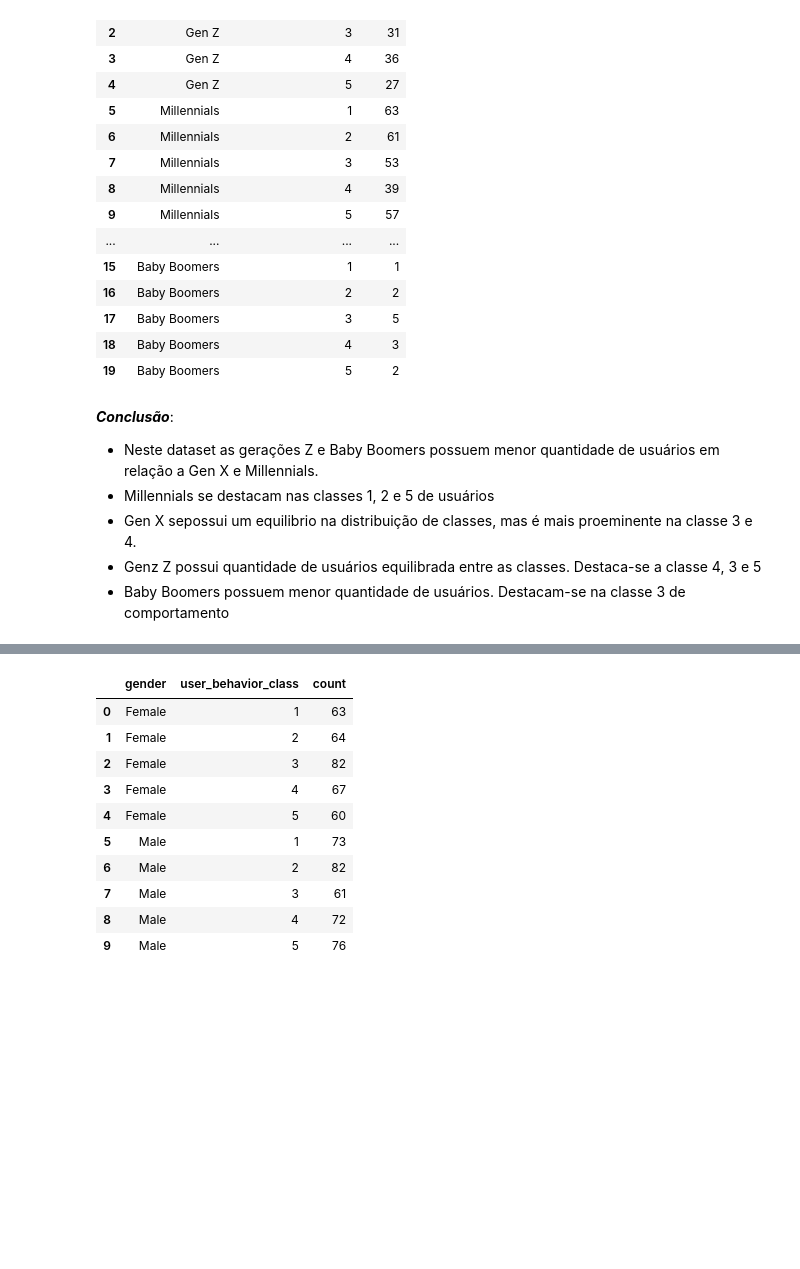
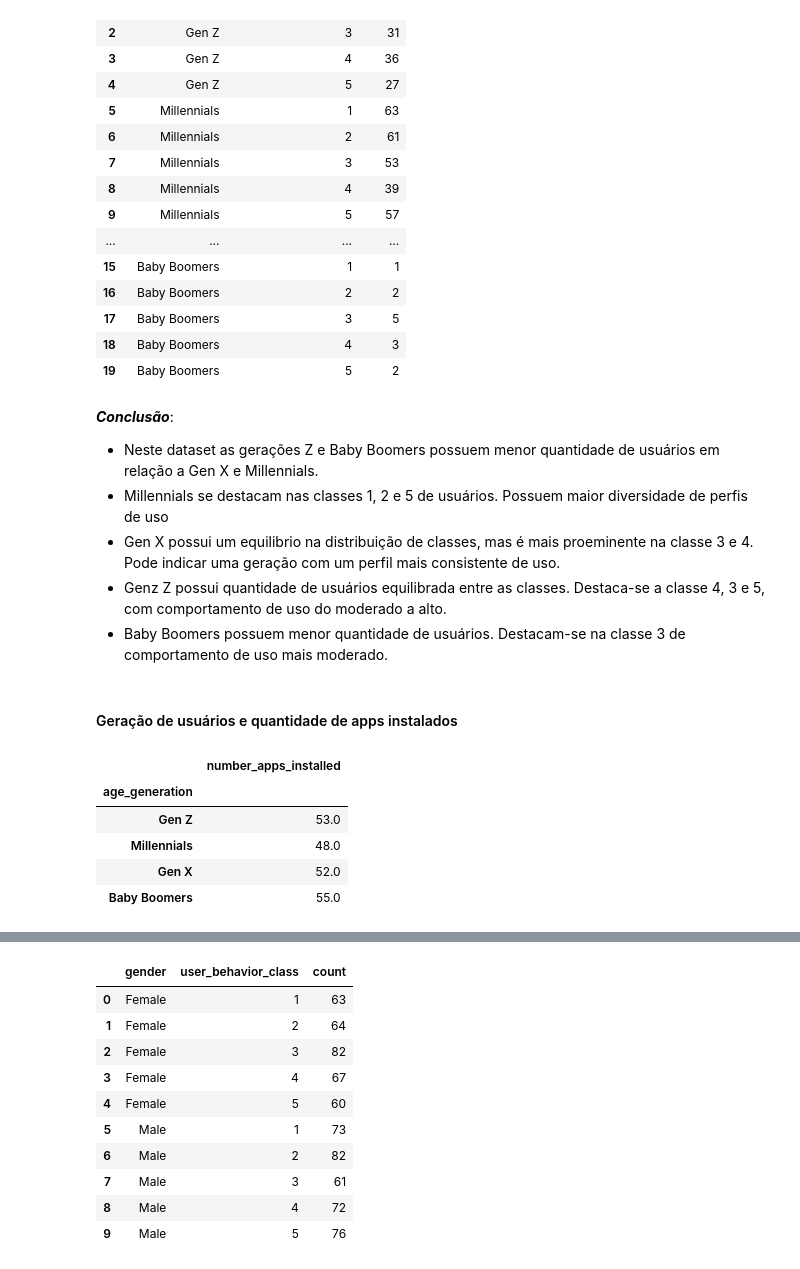
Before and after one commit to danielavescia/Mobile_Device_Usage, a Jupyter notebook: Mobile_Device_Usage.ipynb, the cells around one changed output, grey strips where cells are left out. Saved outputs shown, nothing was run; the diff lists cells and outputs as text; code cells hidden in the pictures; blank space fills up the shorter version.

Commit message:
Readme e geração de usuários e qnt de apps instalados

```diff
--- a/Mobile_Device_Usage.ipynb
+++ b/Mobile_Device_Usage.ipynb
@@ -212,7 +232,26 @@ fig_age_behavior.show()
 # %% [markdown]
 ***Conclusão***:
 * Neste dataset as gerações Z e Baby Boomers possuem menor quantidade de usuários em relação a Gen X e Millennials.
-* Millennials se destacam nas classes 1, 2 e 5 de usuários
-* Gen X sepossui um equilibrio na distribuição de classes, mas é mais proeminente  na classe  3 e 4.
-* Genz Z possui quantidade de usuários equilibrada entre as classes. Destaca-se a classe 4, 3 e 5
-* Baby Boomers possuem menor quantidade de usuários. Destacam-se na classe 3 de comportamento
+* Millennials se destacam nas classes 1, 2 e 5 de usuários. Possuem maior diversidade de perfis de uso
+* Gen X possui um equilibrio na distribuição de classes, mas é mais proeminente  na classe  3 e 4. Pode indicar uma geração com um perfil mais consistente de uso.
+* Genz Z possui quantidade de usuários equilibrada entre as classes. Destaca-se a classe 4, 3 e 5, com comportamento de uso do moderado a alto.
+* Baby Boomers possuem menor quantidade de usuários. Destacam-se na classe 3 de comportamento de uso mais moderado.
+# %% [markdown]
+#### Geração de usuários e quantidade de apps instalados
+# %%
+grouped_age_apps_installed = df_mobile.groupby('age_generation', observed=False).agg({'number_apps_installed':'mean'} )
+
+# Renomeando a coluna
+grouped_age_apps_installed['number_apps_installed'].rename('mean_number_apps_installed', inplace=True)
+
+# Arredondando o valor
+grouped_age_apps_installed['number_apps_installed'] = grouped_age_apps_installed['number_apps_installed'].round(0)
+
+grouped_age_apps_installed
+# %% [output]
+|  | number_apps_installed |
+| age_generation |  |
+| Gen Z | 53.0 |
+| Millennials | 48.0 |
+| Gen X | 52.0 |
+| Baby Boomers | 55.0 |
```
Also changed, not shown: parts of 10 cells of this notebook.
